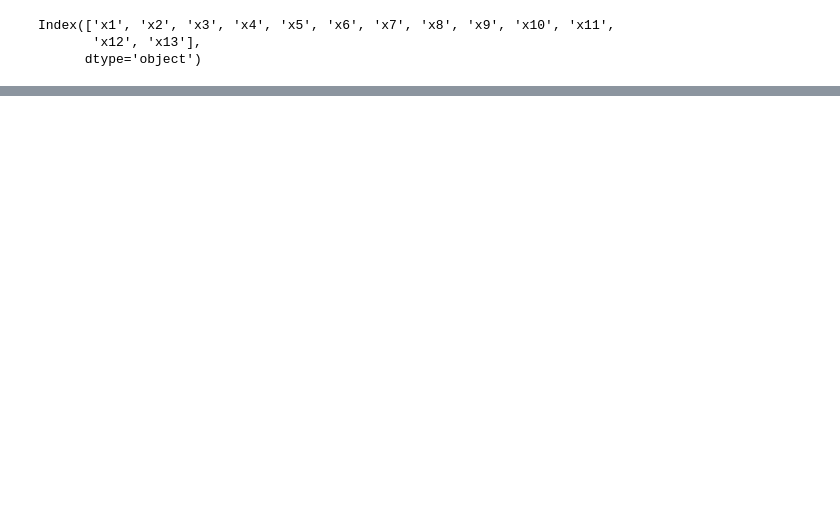
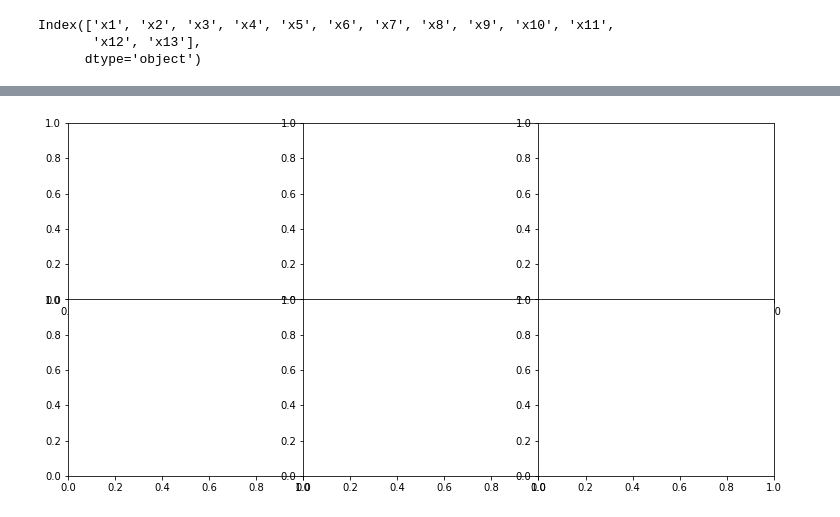
Before and after one commit to mmider/BridgeSDEInference.jl, a Jupyter notebook: scripts/papers/continuous_discrete_smoothing_of_diffusions/lorenz_plots.ipynb, the cells around one changed output, grey strips where cells are left out. Cells and saved outputs as stored; diff of their text form; code cells hidden in the pictures; blank space fills up the shorter version.

```diff
--- a/scripts/papers/continuous_discrete_smoothing_of_diffusions/lorenz_plots.ipynb
+++ b/scripts/papers/continuous_discrete_smoothing_of_diffusions/lorenz_plots.ipynb
@@ -242,0 +270,5 @@ remainder:  0
+# %%
+fig, ax  = plt.subplots(2,3, figsize=(10,5))
+fig.subplots_adjust(left = 0.01, right = 0.99, bottom = 0.01, top = 0.99, wspace = 0.0, hspace = 0.0)
+# %% [output]
+[figure, added]
```
Also changed, not shown: parts of 7 cells of this notebook, 3 other files.
